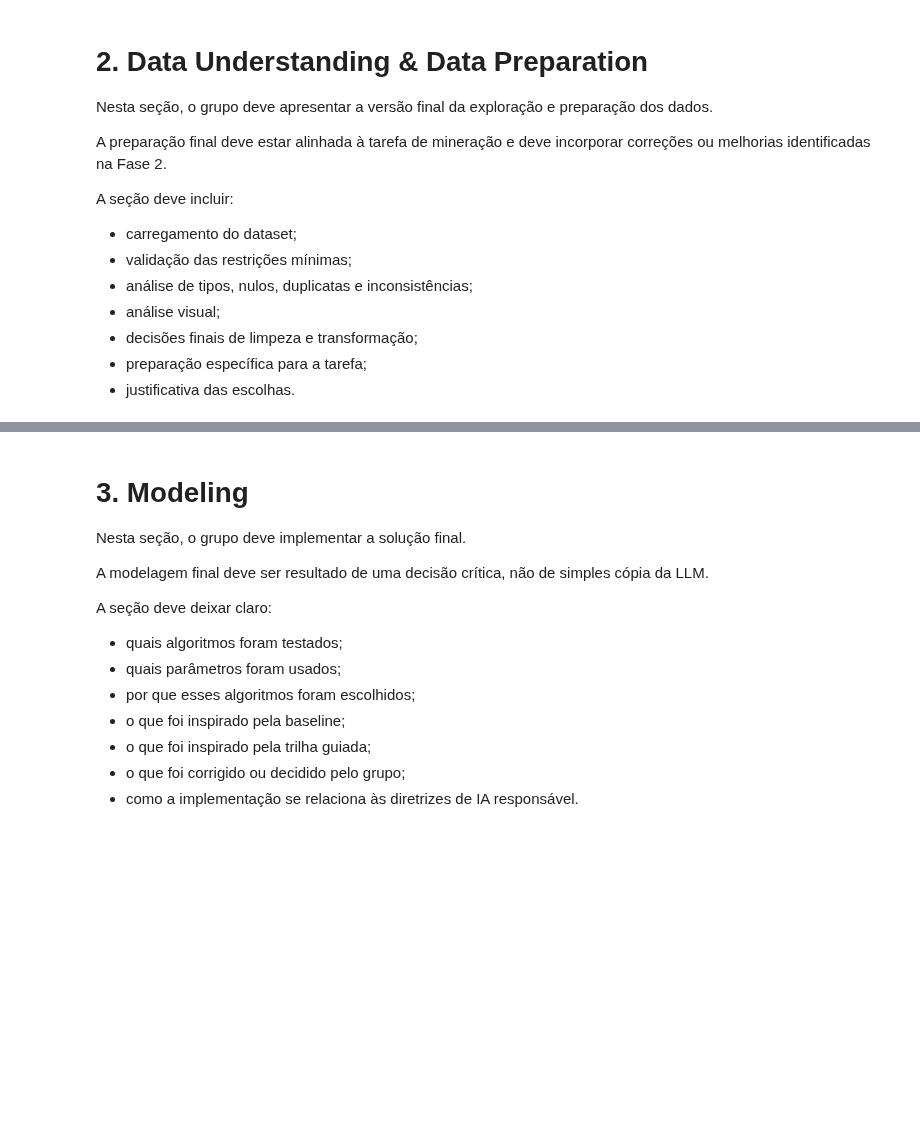
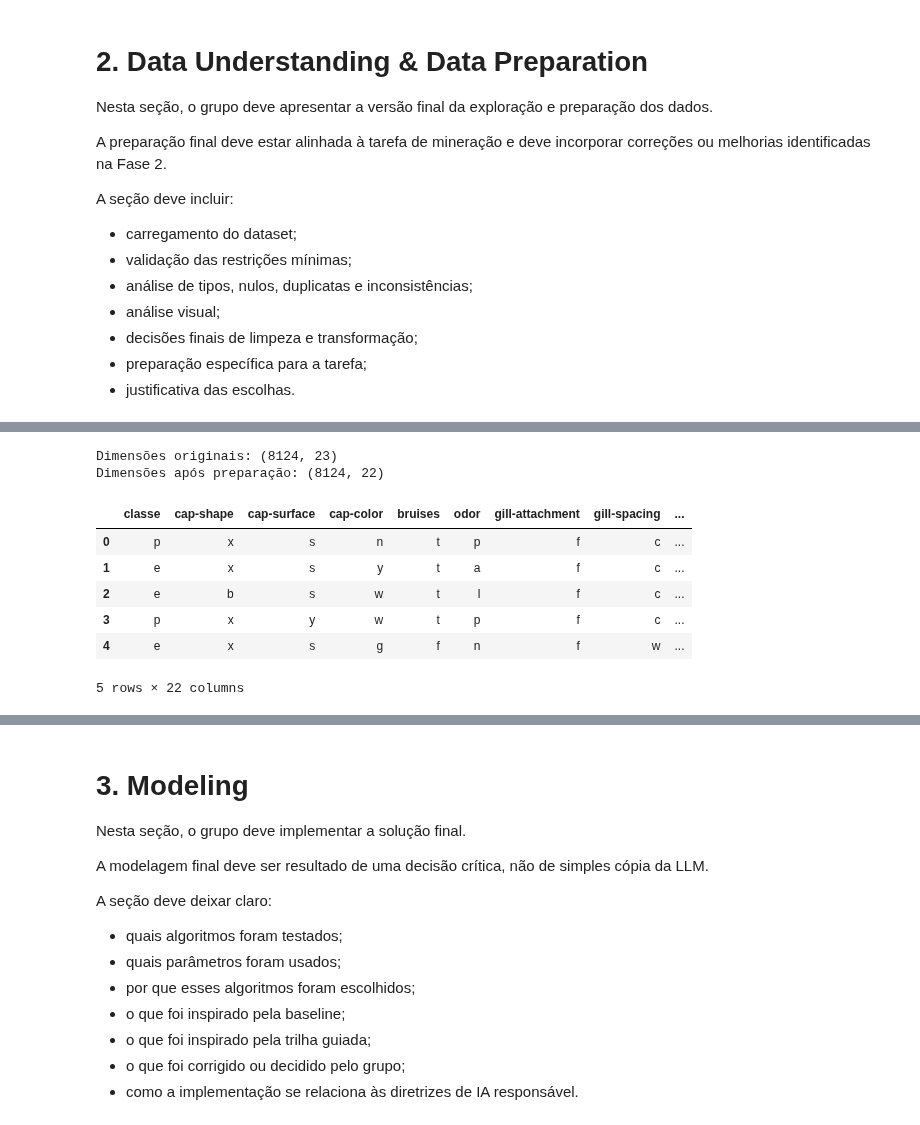
Before and after one commit to DaviOSad/Online-Players-Behavior-Segmentation, a Jupyter notebook: TP1_Fase3_Grupo11.ipynb, the cells around one changed output, grey strips where cells are left out. Drawn from its saved outputs; the diff is of its cells as text; code cells hidden in the pictures; blank space fills up the shorter version.

```diff
--- a/TP1_Fase3_Grupo11.ipynb
+++ b/TP1_Fase3_Grupo11.ipynb
@@ -539,0 +502,41 @@ def preparar_matriz_modelagem(df: pd.DataFrame, target_column: Optional[str] = N
+# %%
+# Preparação final dos dados
+# Esta função deve ser adaptada pelo grupo.
+# Não use transformações automáticas sem justificar no texto.
+
+def preparar_dados_final(df: pd.DataFrame) -> pd.DataFrame:
+    if df is None:
+        raise ValueError("Dataset não carregado.")
+
+    df_prep = df.copy()
+
+    # 1. Remover duplicatas exatas
+    # (Boa prática, mesmo que o resultado atual seja 0)
+    df_prep = df_prep.drop_duplicates()
+
+    # 2. Remover colunas sem variância (Atributos constantes)
+    # Como vimos nos gráficos, 'veil-type' tem 100% de valores 'p' e deve sair.
+    colunas_remover = ["veil-type"]
+    df_prep = df_prep.drop(columns=[c for c in colunas_remover if c in df_prep.columns])
+
+    # 3. Tratamento de nulos
+    # No nosso caso, o 'stalk-root' já tem o valor 'missing' que criamos no carregamento.
+    # Não faremos imputações extras (como moda) para não distorcer os padrões reais.
+
+    return df_prep
+
+# Exemplo de uso:
+df_prep = preparar_dados_final(df)
+print(f"Dimensões originais: {df.shape}")
+print(f"Dimensões após preparação: {df_prep.shape}")
+display(df_prep.head())
+# %% [output]
+Dimensões originais: (8124, 23)
+Dimensões após preparação: (8124, 22)
+|  | classe | cap-shape | cap-surface | cap-color | bruises | odor | gill-attachment | gill-spacing | ... |
+| 0 | p | x | s | n | t | p | f | c | ... |
+| 1 | e | x | s | y | t | a | f | c | ... |
+| 2 | e | b | s | w | t | l | f | c | ... |
+| 3 | p | x | y | w | t | p | f | c | ... |
+| 4 | e | x | s | g | f | n | f | w | ... |
+5 rows × 22 columns
```
Also changed, not shown: parts of 19 cells of this notebook.
